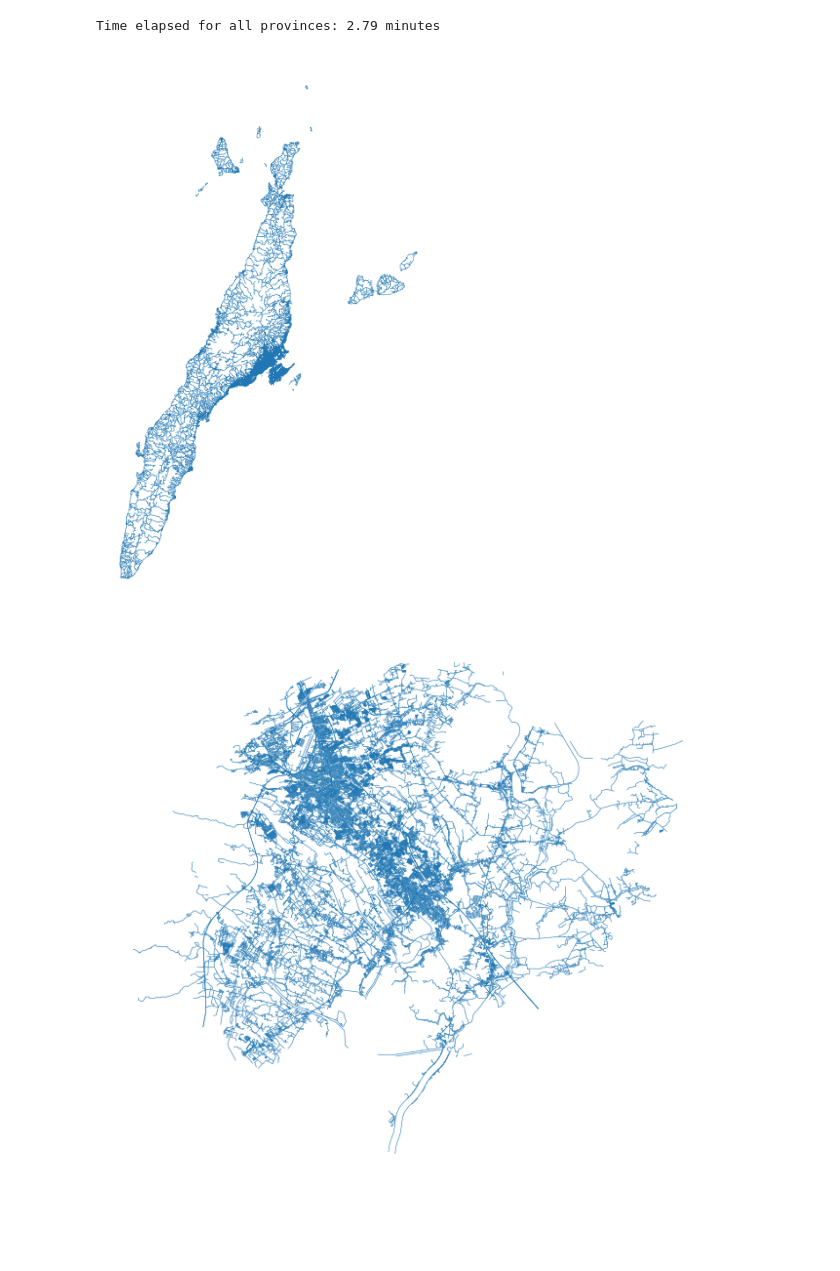
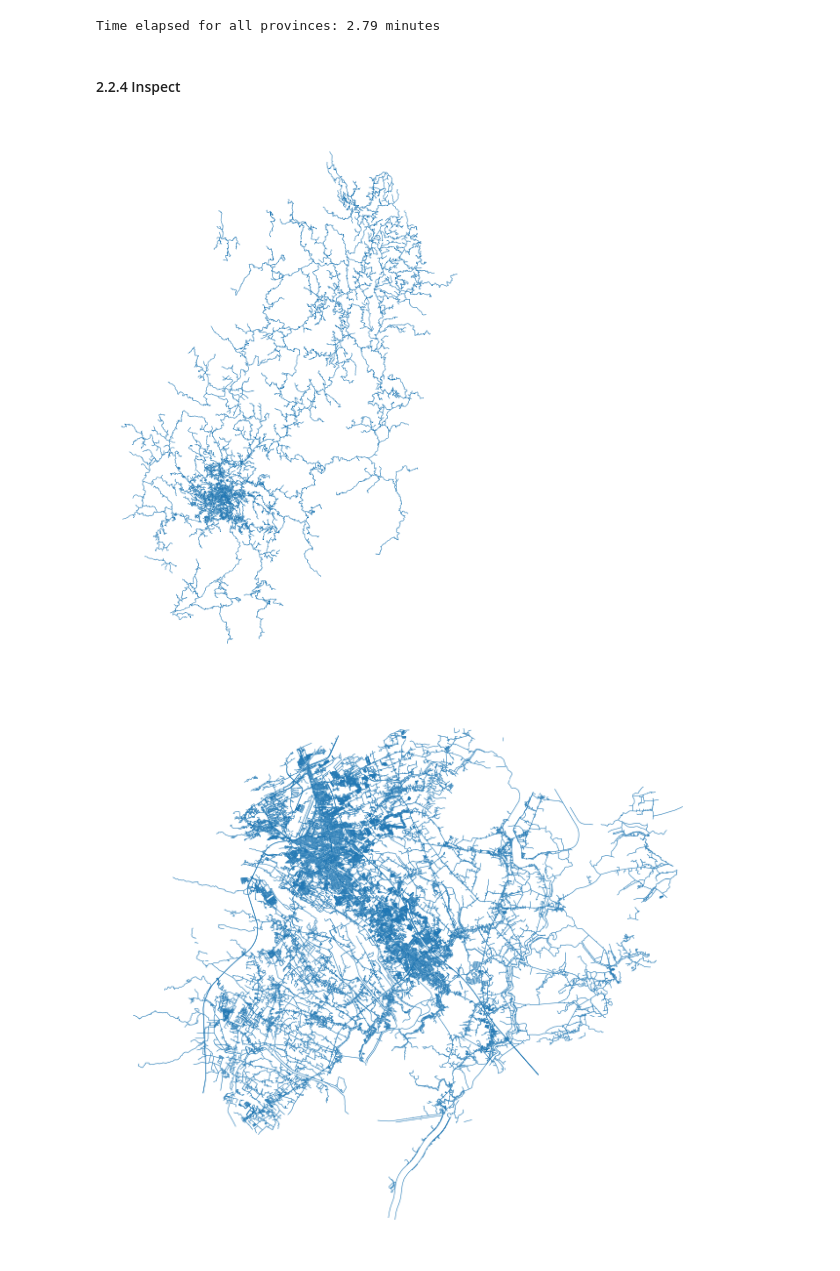
Before and after one commit to cair-philippines/project_paaral, a Jupyter notebook: notebooks/0.4-get-road-networks-v2.ipynb, the cells around one changed output. Saved outputs shown, nothing was run; the diff lists cells and outputs as text; code cells hidden in the pictures; blank space fills up the shorter version.

```diff
--- a/notebooks/0.4-get-road-networks-v2.ipynb
+++ b/notebooks/0.4-get-road-networks-v2.ipynb
@@ -527,19 +527,21 @@ end_time = (time.time() - start_time) / 60
 print(f"Time elapsed for all provinces: {end_time:.2f} minutes")
 # %% [output]
 Time elapsed for all provinces: 2.79 minutes
+# %% [markdown]
+#### 2.2.4 Inspect
 # %%
 gdf_cebu = gpd.read_file(
-    os.path.join(OUT_DIR, "region-vii-central-visayas-cebu.geojsonl"),
+    os.path.join(OUT_DIR, "cordillera-administrative-region-car-benguet.geojsonl"),
     engine="pyogrio"
 )
 
 ax = gdf_cebu.plot(figsize=(8,8), linewidth=0.4)
 ax.set_aspect("equal")
 ax.axis("off")
 
 plt.show()
 # %% [output]
-[figure, old version]
+[figure, new version]
 # %%
 gdf_pampanga = gpd.read_file(
     os.path.join(OUT_DIR, "region-iii-central-luzon-pampanga.geojsonl"),
```
Also changed, not shown: parts of 15 cells of this notebook.
